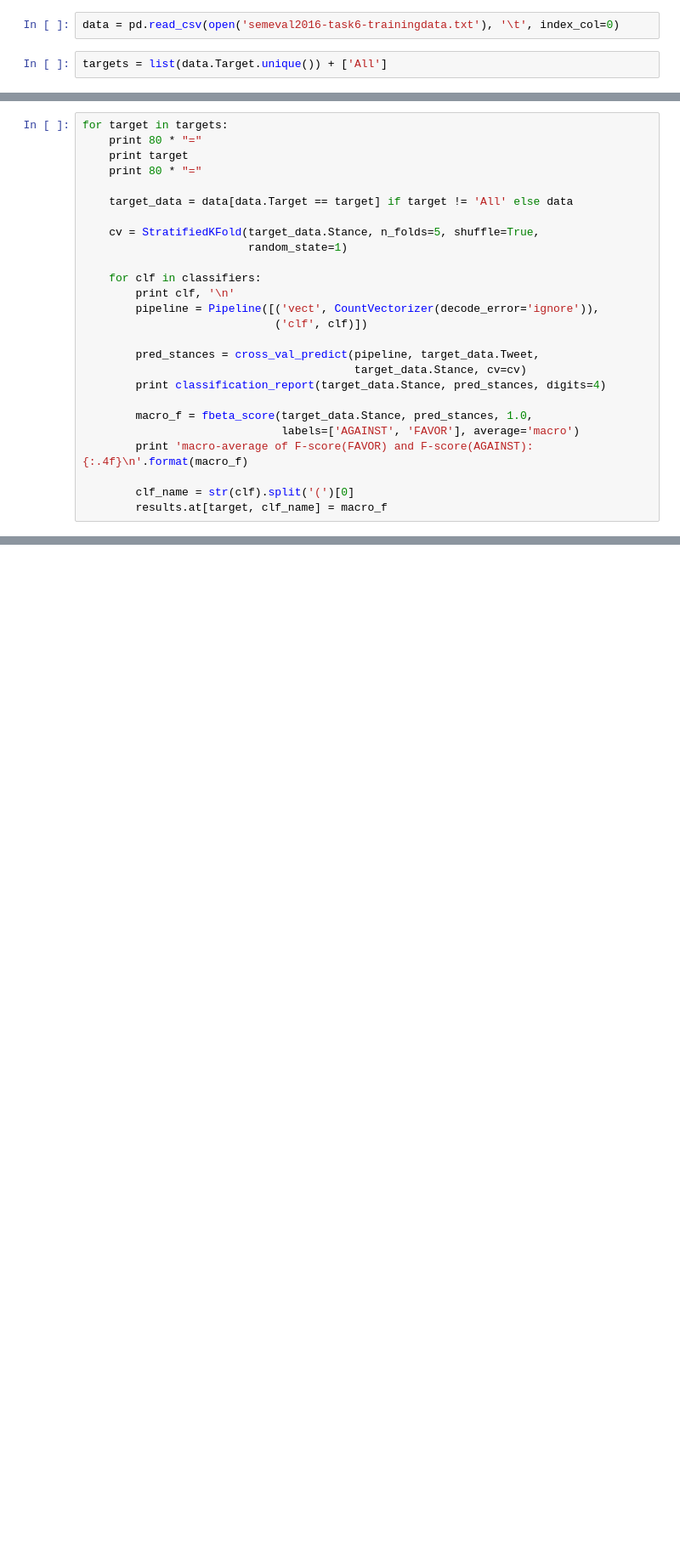
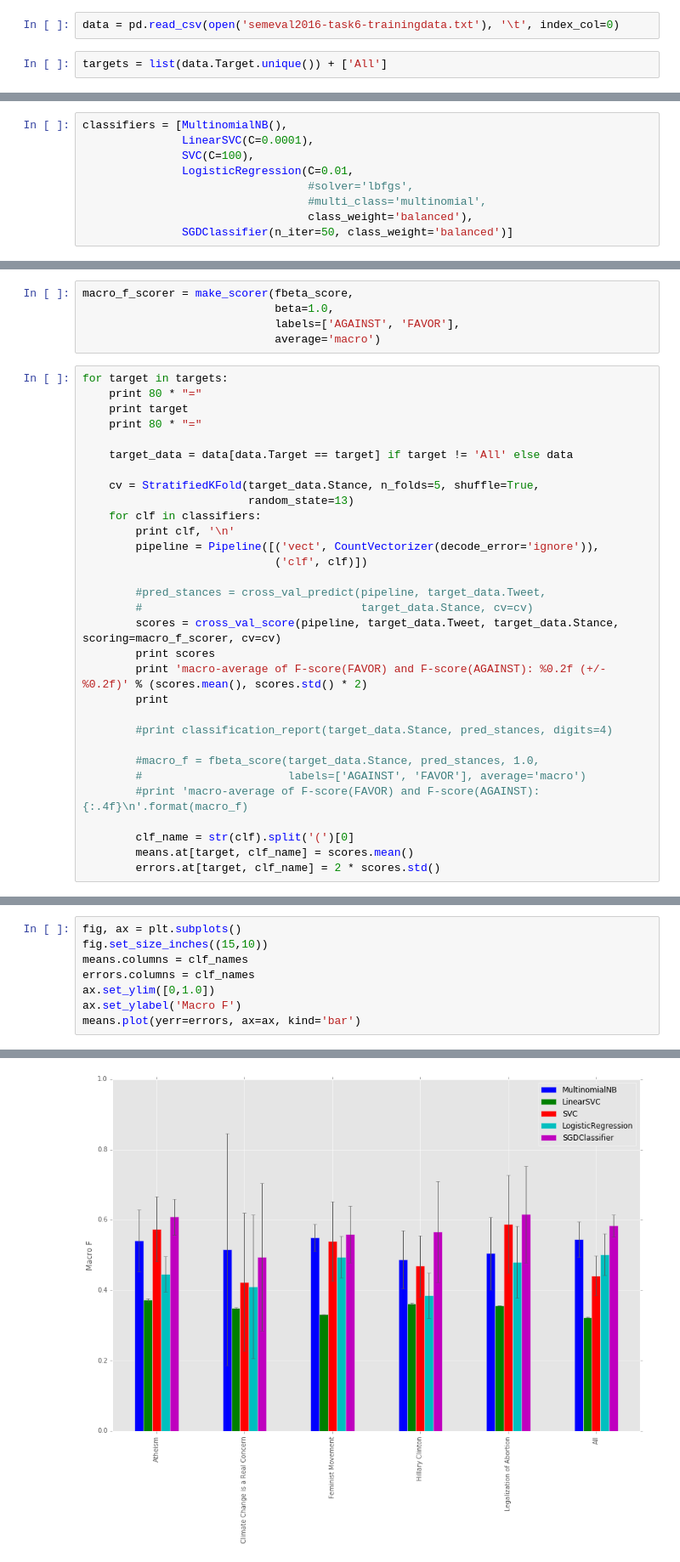
Before and after one commit to emsrc/SemEval2016_T6_Stance_Detection, a Jupyter notebook: exp1.ipynb, the cells around one changed output, grey strips where cells are left out. Shown: that part at 85% size. Cells and saved outputs as stored; diff of their text form; blank space fills up the shorter version.

Commit message:
submitted run and exps in various states of disorder

```diff
--- a/exp1.ipynb
+++ b/exp1.ipynb
@@ -35,0 +29,9 @@ results = pd.DataFrame(np.zeros(len(targets),
+# %%
+classifiers = [MultinomialNB(),
+               LinearSVC(C=0.0001),
+               SVC(C=100),
+               LogisticRegression(C=0.01,
+                                  #solver='lbfgs',
+                                  #multi_class='multinomial',
+                                  class_weight='balanced'),
+               SGDClassifier(n_iter=50, class_weight='balanced')]
@@ -36,3 +48,8 @@ results = pd.DataFrame(np.zeros(len(targets),
+# %%
+macro_f_scorer = make_scorer(fbeta_score,
+                             beta=1.0,
+                             labels=['AGAINST', 'FAVOR'],
+                             average='macro')
 # %%
 for target in targets:
     print 80 * "="
@@ -42,23 +59,28 @@ for target in targets:
     target_data = data[data.Target == target] if target != 'All' else data
 
     cv = StratifiedKFold(target_data.Stance, n_folds=5, shuffle=True,
-                         random_state=1)
-
+                         random_state=13)
     for clf in classifiers:
         print clf, '\n'
         pipeline = Pipeline([('vect', CountVectorizer(decode_error='ignore')),
                              ('clf', clf)])
 
-        pred_stances = cross_val_predict(pipeline, target_data.Tweet,
-                                         target_data.Stance, cv=cv)
-        print classification_report(target_data.Stance, pred_stances, digits=4)
+        #pred_stances = cross_val_predict(pipeline, target_data.Tweet,
+        #                                 target_data.Stance, cv=cv)
+        scores = cross_val_score(pipeline, target_data.Tweet, target_data.Stance, scoring=macro_f_scorer, cv=cv)
+        print scores
+        print 'macro-average of F-score(FAVOR) and F-score(AGAINST): %0.2f (+/- %0.2f)' % (scores.mean(), scores.std() * 2)
+        print
 
-        macro_f = fbeta_score(target_data.Stance, pred_stances, 1.0,
-                              labels=['AGAINST', 'FAVOR'], average='macro')
-        print 'macro-average of F-score(FAVOR) and F-score(AGAINST): {:.4f}\n'.format(macro_f)
+        #print classification_report(target_data.Stance, pred_stances, digits=4)
+
+        #macro_f = fbeta_score(target_data.Stance, pred_stances, 1.0,
+        #                      labels=['AGAINST', 'FAVOR'], average='macro')
+        #print 'macro-average of F-score(FAVOR) and F-score(AGAINST): {:.4f}\n'.format(macro_f)
 
         clf_name = str(clf).split('(')[0]
-        results.at[target, clf_name] = macro_f
+        means.at[target, clf_name] = scores.mean()
+        errors.at[target, clf_name] = 2 * scores.std()
 # %% [output]
 ================================================================================
 Atheism
@@ -97,0 +102,9 @@ axes.set_xlabel('Macro F')
+# %%
+fig, ax = plt.subplots()
+fig.set_size_inches((15,10))
+means.columns = clf_names
+errors.columns = clf_names
+ax.set_ylim([0,1.0])
+ax.set_ylabel('Macro F')
+means.plot(yerr=errors, ax=ax, kind='bar')
+# %% [output]
@@ -97,0 +112 @@ axes.set_xlabel('Macro F')
+[figure, added]
```
Also changed, not shown: parts of 9 cells of this notebook, 24 other files.
